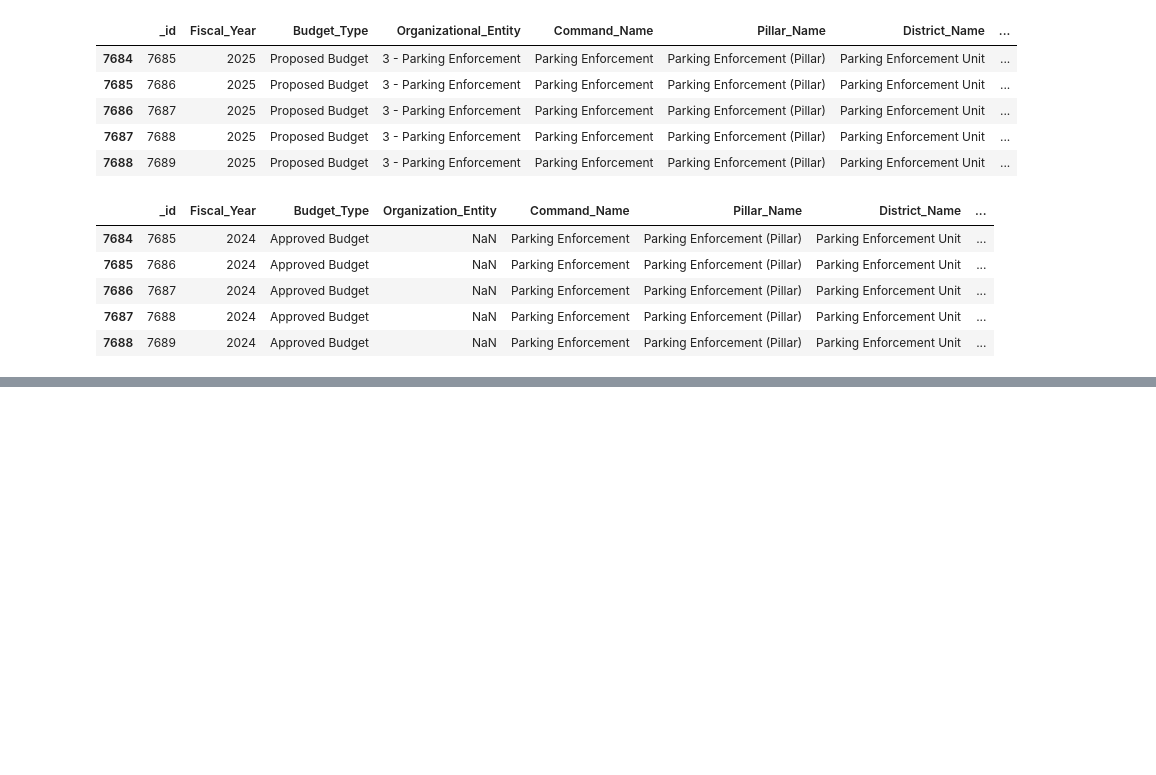
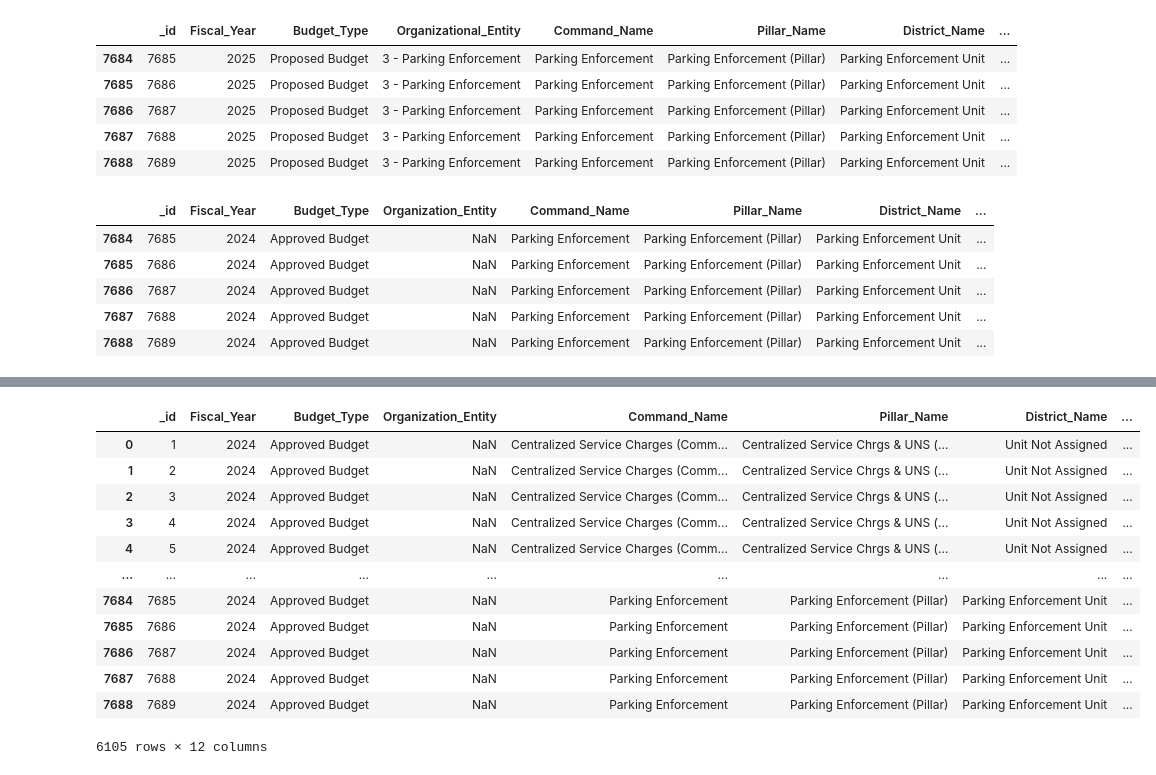
Before and after one commit to FabienThich/toronto-police-spending, a Jupyter notebook: main.ipynb, the cells around one changed output, grey strips where cells are left out. Cells and saved outputs as stored; diff of their text form; code cells hidden in the pictures; blank space fills up the shorter version.

```diff
--- a/main.ipynb
+++ b/main.ipynb
@@ -22,0 +80,16 @@ df.tail()
+# %%
+df[df['Cost_Element'] > df['Amount']]
+# %% [output]
+|  | _id | Fiscal_Year | Budget_Type | Organization_Entity | Command_Name | Pillar_Name | District_Name | ... |
+| 0 | 1 | 2024 | Approved Budget | NaN | Centralized Service Charges (Comm... | Centralized Service Chrgs & UNS (... | Unit Not Assigned | ... |
+| 1 | 2 | 2024 | Approved Budget | NaN | Centralized Service Charges (Comm... | Centralized Service Chrgs & UNS (... | Unit Not Assigned | ... |
+| 2 | 3 | 2024 | Approved Budget | NaN | Centralized Service Charges (Comm... | Centralized Service Chrgs & UNS (... | Unit Not Assigned | ... |
+| 3 | 4 | 2024 | Approved Budget | NaN | Centralized Service Charges (Comm... | Centralized Service Chrgs & UNS (... | Unit Not Assigned | ... |
+| 4 | 5 | 2024 | Approved Budget | NaN | Centralized Service Charges (Comm... | Centralized Service Chrgs & UNS (... | Unit Not Assigned | ... |
+| ... | ... | ... | ... | ... | ... | ... | ... | ... |
+| 7684 | 7685 | 2024 | Approved Budget | NaN | Parking Enforcement | Parking Enforcement (Pillar) | Parking Enforcement Unit | ... |
+| 7685 | 7686 | 2024 | Approved Budget | NaN | Parking Enforcement | Parking Enforcement (Pillar) | Parking Enforcement Unit | ... |
+| 7686 | 7687 | 2024 | Approved Budget | NaN | Parking Enforcement | Parking Enforcement (Pillar) | Parking Enforcement Unit | ... |
+| 7687 | 7688 | 2024 | Approved Budget | NaN | Parking Enforcement | Parking Enforcement (Pillar) | Parking Enforcement Unit | ... |
+| 7688 | 7689 | 2024 | Approved Budget | NaN | Parking Enforcement | Parking Enforcement (Pillar) | Parking Enforcement Unit | ... |
+6105 rows × 12 columns
```
Also changed, not shown: parts of 6 cells of this notebook.
